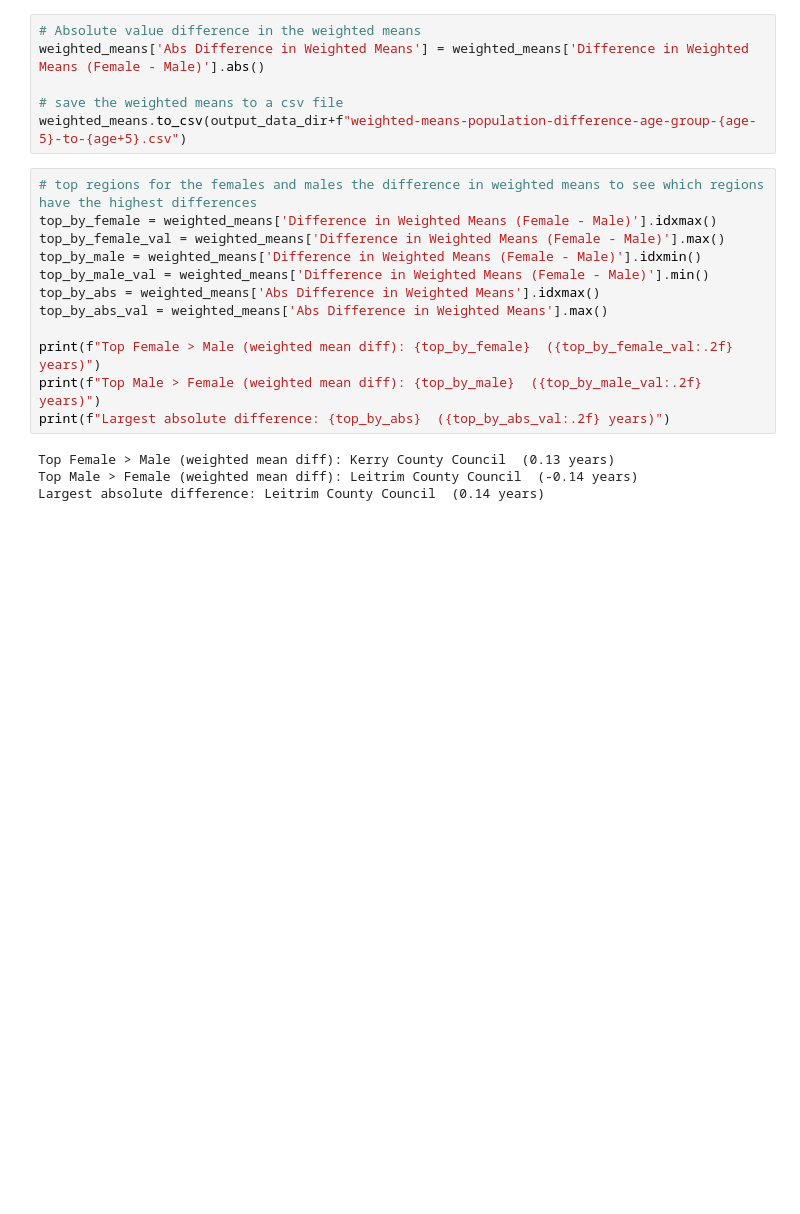
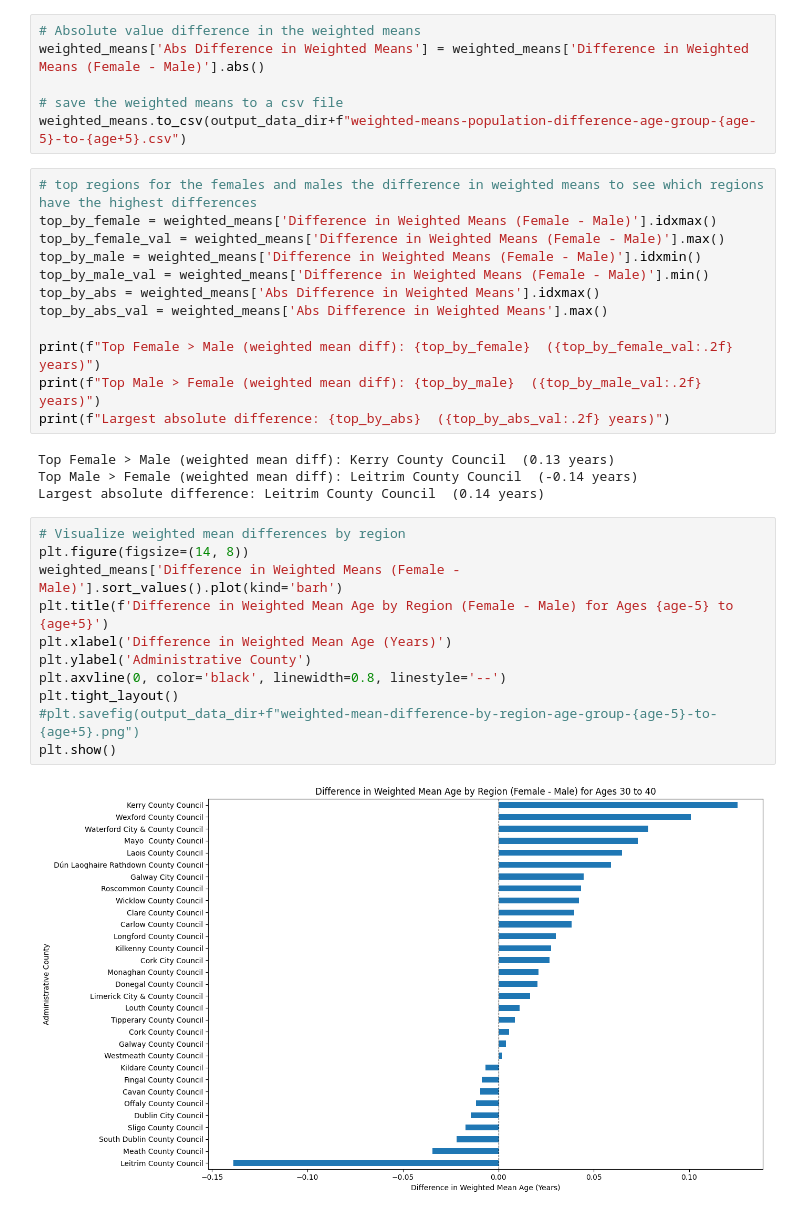
Before and after one commit to skerr17/programming-for-data-analytics, a Jupyter notebook: assignments/assignment05-population.ipynb, the cells around one changed output. Saved outputs shown, nothing was run; the diff lists cells and outputs as text; blank space fills up the shorter version.

Commit message:
added to part 3 of assignment 05 specificlly adding visulaisations and calcaulting the absolute value difference in populations

```diff
--- a/assignments/assignment05-population.ipynb
+++ b/assignments/assignment05-population.ipynb
@@ -472,3 +476,16 @@ print(f"Largest absolute difference: {top_by_abs}  ({top_by_abs_val:.2f} years)"
 Top Female > Male (weighted mean diff): Kerry County Council  (0.13 years)
 Top Male > Female (weighted mean diff): Leitrim County Council  (-0.14 years)
 Largest absolute difference: Leitrim County Council  (0.14 years)
+# %%
+# Visualize weighted mean differences by region
+plt.figure(figsize=(14, 8))
+weighted_means['Difference in Weighted Means (Female - Male)'].sort_values().plot(kind='barh')
+plt.title(f'Difference in Weighted Mean Age by Region (Female - Male) for Ages {age-5} to {age+5}')
+plt.xlabel('Difference in Weighted Mean Age (Years)')
+plt.ylabel('Administrative County')
+plt.axvline(0, color='black', linewidth=0.8, linestyle='--')
+plt.tight_layout()
+#plt.savefig(output_data_dir+f"weighted-mean-difference-by-region-age-group-{age-5}-to-{age+5}.png")
+plt.show()
+# %% [output]
+[figure, added]
```
Also changed, not shown: parts of 5 cells of this notebook, 2 other files.
